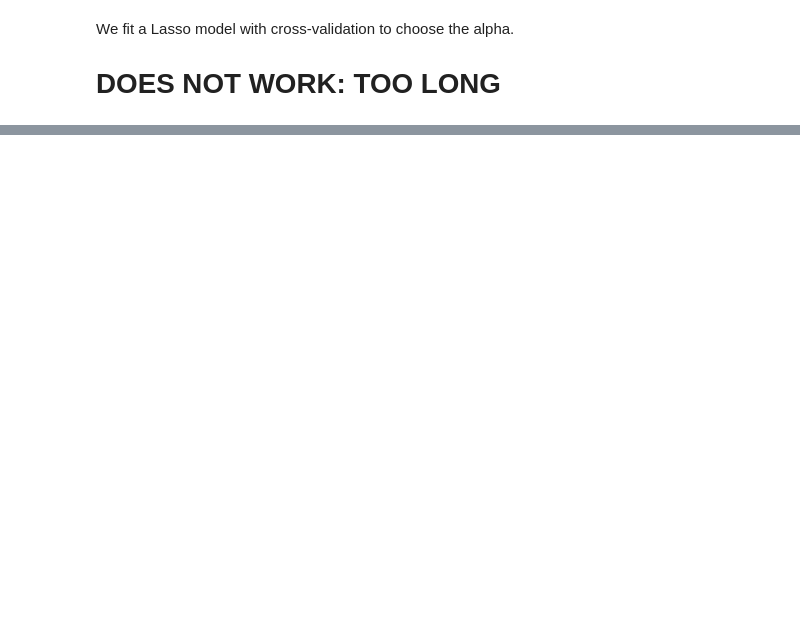
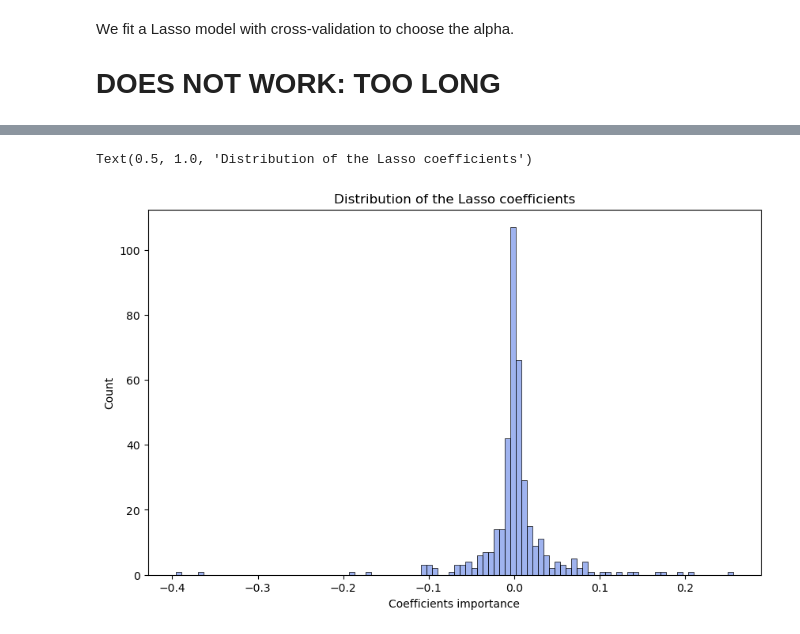
Before and after one commit to grn-matthieu/ML-for-econometrics---Project, a Jupyter notebook: modeling.ipynb, the cells around one changed output, grey strips where cells are left out. Drawn from its saved outputs; the diff is of its cells as text; code cells hidden in the pictures; blank space fills up the shorter version.

```diff
--- a/modeling.ipynb
+++ b/modeling.ipynb
@@ -336,0 +484,7 @@ model[-1].regressor_.alpha_
+# %%
+plt.figure(figsize=(10, 6))
+sns.histplot(coefs["Coefficients importance"], bins=100, color = 'royalblue', alpha = 0.5)
+plt.title('Distribution of the Lasso coefficients')
+# %% [output]
+Text(0.5, 1.0, 'Distribution of the Lasso coefficients')
+[figure, added]
```
Also changed, not shown: parts of 38 cells of this notebook.
